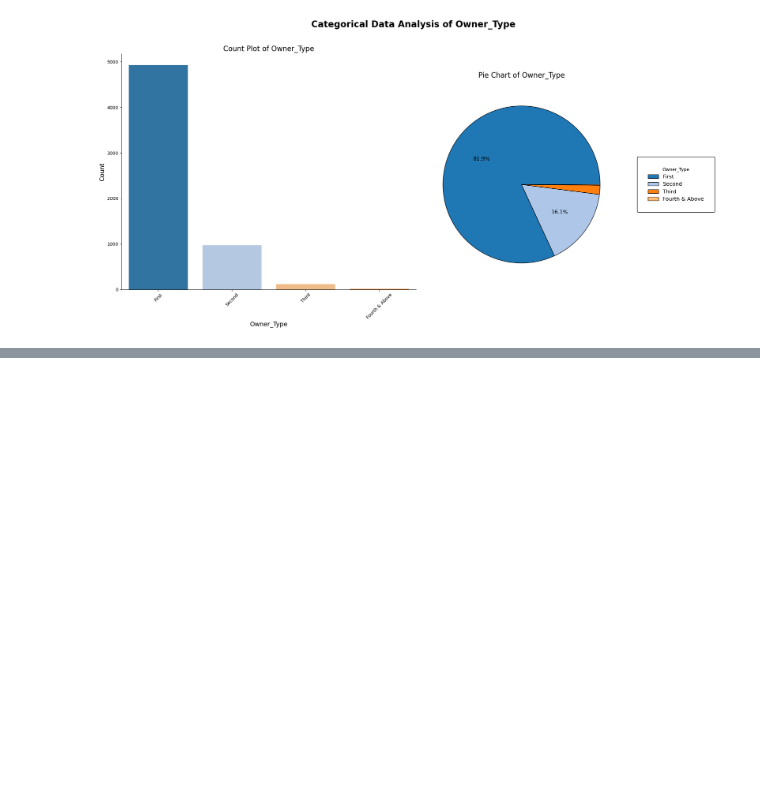
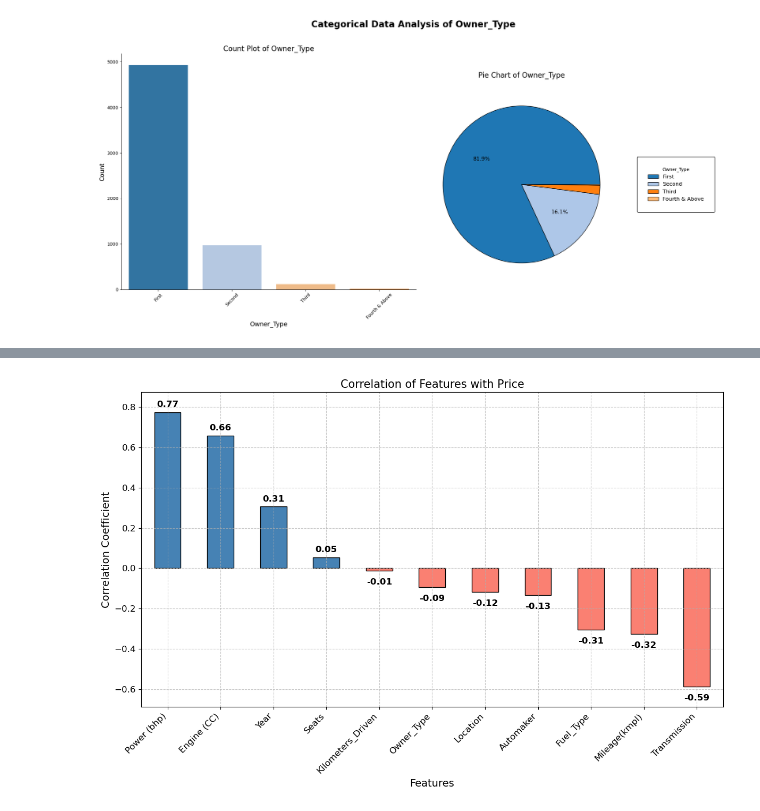
Before and after one commit to Keithsel/ady201m-project, a Jupyter notebook: notebook/eda.ipynb, the cells around one changed output, grey strips where cells are left out. Cells and saved outputs as stored; diff of their text form; code cells hidden in the pictures; blank space fills up the shorter version.

```diff
--- a/notebook/eda.ipynb
+++ b/notebook/eda.ipynb
@@ -181,0 +193,29 @@ plt.show()
+# %%
+price_correlation = correlation_matrix['Price'].sort_values(ascending=False)
+
+plt.figure(figsize=(12, 8))
+colors = ['steelblue' if val >= 0 else 'salmon' for val in price_correlation.drop('Price')]
+ax = price_correlation.drop('Price').plot(kind='bar', color=colors, edgecolor='black')
+plt.title('Correlation of Features with Price', fontsize=15)
+plt.xlabel('Features', fontsize=14)
+plt.ylabel('Correlation Coefficient', fontsize=14)
+plt.xticks(rotation=45, ha='right', fontsize=12)
+plt.yticks(fontsize=12)
+plt.grid(True, linestyle='--', alpha=0.7)
+
+min_corr = price_correlation.drop('Price').min()
+plt.ylim(min_corr - 0.1, price_correlation.drop('Price').max() + 0.1)
+
+for p in ax.patches:
+    height = p.get_height()
+    if height >= 0:
+        ax.annotate(f'{height:.2f}', (p.get_x() + p.get_width() / 2., height),
+                    ha='center', va='bottom', xytext=(0, 5), textcoords='offset points', fontsize=12, fontweight='bold')
+    else:
+        ax.annotate(f'{height:.2f}', (p.get_x() + p.get_width() / 2., height),
+                    ha='center', va='top', xytext=(0, -10), textcoords='offset points', fontsize=12, fontweight='bold')
+
+plt.tight_layout()
+plt.show()
+# %% [output]
+[figure, added]
```
Also changed, not shown: parts of 2 cells of this notebook, 18 other files.
